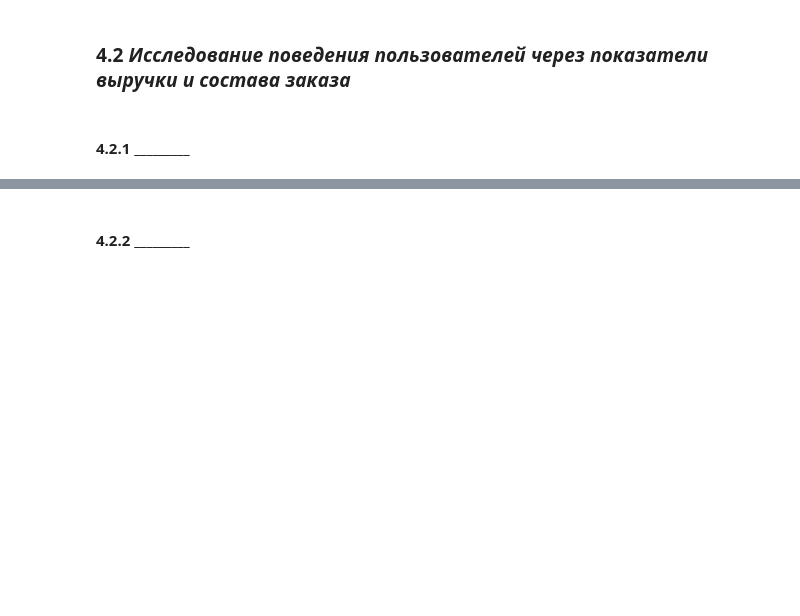
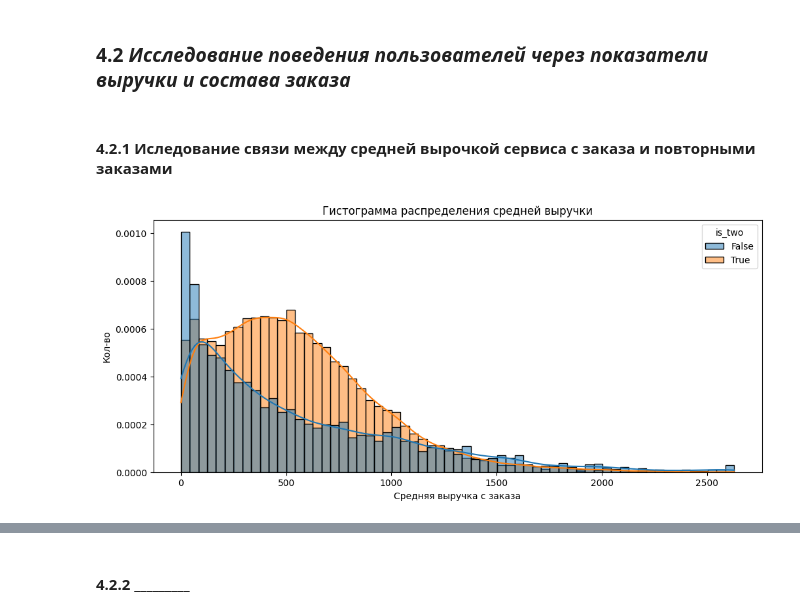
Before and after one commit to MEYakunin/Sprint9_Yandex_Afisha, a Jupyter notebook: Project.ipynb, the cells around one changed output, grey strips where cells are left out. Drawn from its saved outputs; the diff is of its cells as text; code cells hidden in the pictures; blank space fills up the shorter version.

Commit message:
Подраздел 4.2.1 Иследование связи между средней вырочкой сервиса с заказа и повторными заказами

```diff
--- a/Project.ipynb
+++ b/Project.ipynb
@@ -1070,4 +1070,22 @@ plt.show()
 # %% [markdown]
 ### 4.2 *Исследование поведения пользователей через показатели выручки и состава заказа*
 # %% [markdown]
-#### 4.2.1 _________
+#### 4.2.1 Иследование связи между средней вырочкой сервиса с заказа и повторными заказами
+# %%
+plt.figure(figsize=(12, 5))
+
+sns.histplot(
+    data=df_user_profile,
+    x='avg_revenue',
+    hue='is_two',
+    stat='density',
+    kde=True,
+    alpha=0.5,
+)
+
+plt.title('Гистограмма распределения средней выручки')
+plt.xlabel('Средняя выручка с заказа')
+plt.ylabel('Кол-во')
+plt.show()
+# %% [output]
+[figure, added]
```
Also changed, not shown: parts of 5 cells of this notebook.
